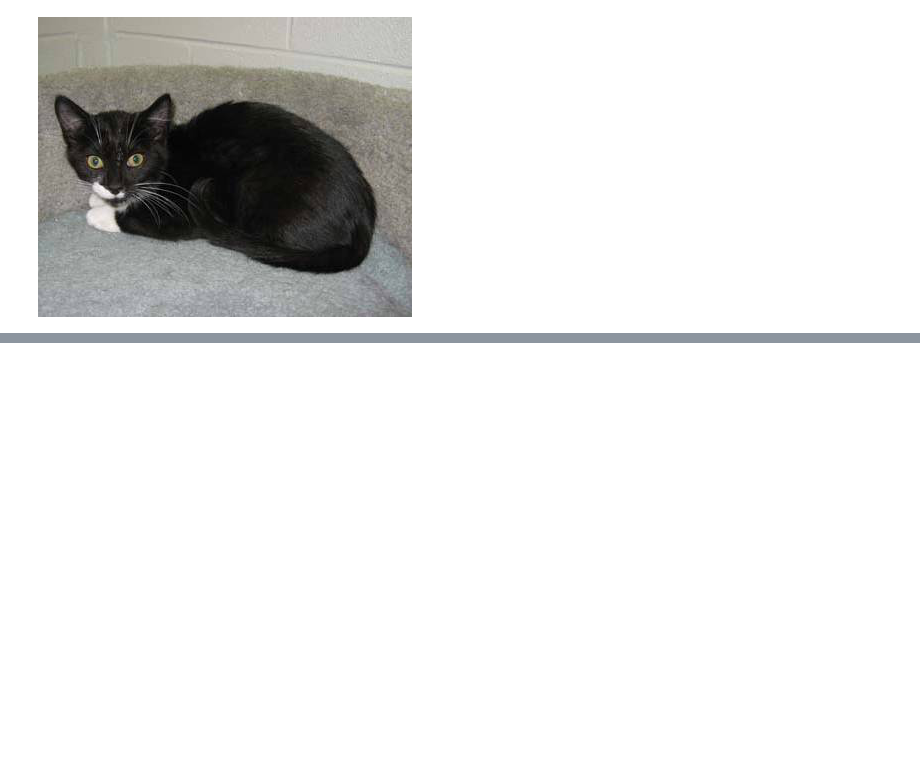
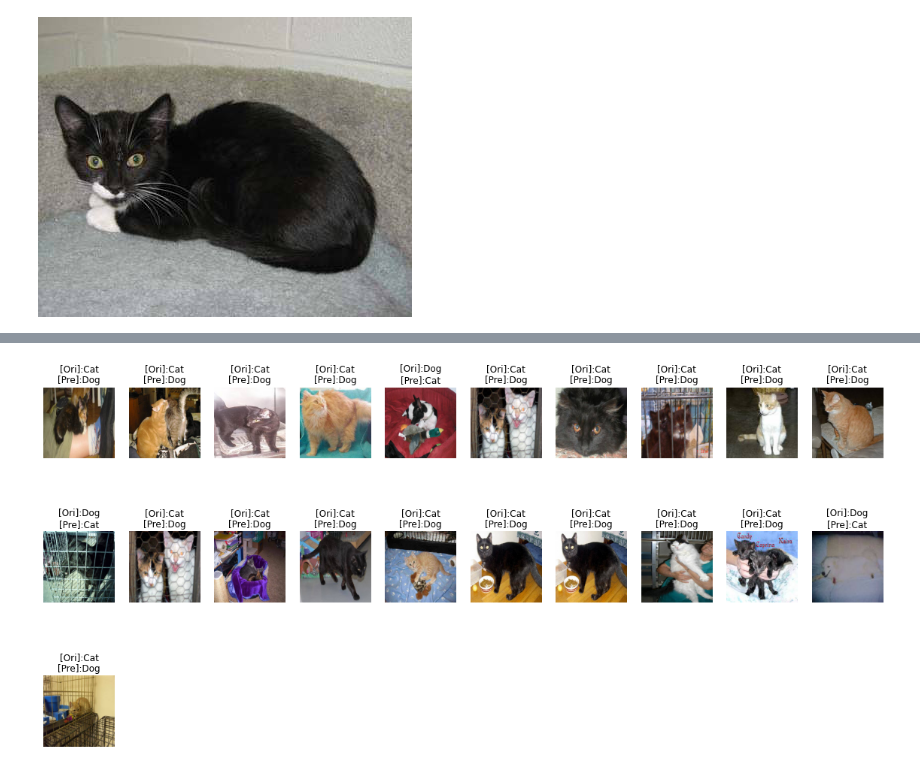
Before and after one commit to Elwing-Chou/ML0423, a Jupyter notebook: dog_cat.ipynb, the cells around one changed output, grey strips where cells are left out. Drawn from its saved outputs; the diff is of its cells as text; code cells hidden in the pictures; blank space fills up the shorter version.

```diff
--- a/dog_cat.ipynb
+++ b/dog_cat.ipynb
@@ -62,12 +62,16 @@ _________________________________________________________________
 from tensorflow.keras.models import Model
 from tensorflow.keras.models import Sequential
 from tensorflow.keras.layers import Dense, Flatten, Dropout
+from tensorflow.keras.layers import BatchNormalization
 
 for l in cnn.layers:
     # !!! trainable一定要先設置
     l.trainable = False
-x = Flatten()(cnn.output)
-x = Dense(128, activation="relu")(x)
+# 放在flatten後完全不對
+x = BatchNormalization()(cnn.output)
+x = Flatten()(x)
+x = Dense(64, activation="relu")(x)
+x = Dropout(0.25)(x)
 out = Dense(2, activation="softmax")(x)
 model = Model(inputs=cnn.input, outputs=out)
 model.summary()
@@ -120,11 +124,12 @@ def dataflow(x, y, batch=20):
     x_ori, x_pre = np.array(x_ori), np.array(x_pre)
     return (x_ori, x_pre, y_batch)
 # %%
-for i in range(10):
+for i in range(20):
     print("-" * 10, i, "-" * 10)
     _, x, y = dataflow(x_train, y_train)
     result = model.train_on_batch(x, y)
     print("[Train]:", result)
+    # 如果有時間的話, validate batch可以調高一點
     _, x, y = dataflow(x_test, y_test)
     result = model.test_on_batch(x, y)
     print("[Validate]:", result)
@@ -171,0 +177,3 @@ array([[0.000000e+00, 1.000000e+00],
+# %%
+timg, tx, ty = dataflow(x_test, y_test, 500)
+model.evaluate(tx, ty)
@@ -171,0 +183,6 @@ array([[0.000000e+00, 1.000000e+00],
+# %%
+# predict_classes: Model沒有
+# predict + argmax = predict_classes
+# argmax: 幫你找到最小值的index(axis=-1 == axis=1)
+pre = model.predict(tx).argmax(axis=-1)
+pre
@@ -171,0 +207,23 @@ array([[0.000000e+00, 1.000000e+00],
+# %%
+# nonzero: 取出是True的index
+# (x座標, y座標, z座標)
+trans = ["Cat", "Dog"]
+idx = np.nonzero(pre != ty)[0]
+# 預測錯誤的圖
+false_img = timg[idx]
+false_answer = ty[idx]
+false_predict = pre[idx]
+
+# 把圖變大一點才塞的下
+plt.figure(figsize=(20, 10))
+width = 10
+height = len(false_img) // width + 1
+for i, img in enumerate(false_img):
+    plt.subplot(height, width, i+1)
+    plt.axis("off")
+    t = "[Ori]:{}\n[Pre]:{}".format(trans[false_answer[i]],
+                                    trans[false_predict[i]])
+    plt.title(t)
+    plt.imshow(img)
+# %% [output]
+[figure, added]
```
Also changed, not shown: parts of 6 cells of this notebook.
